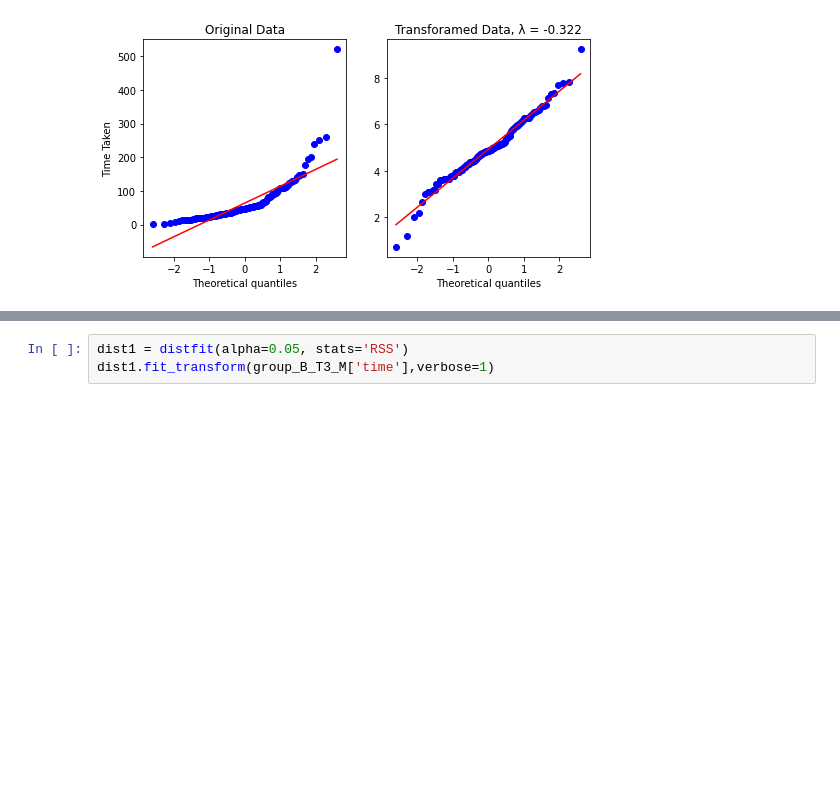
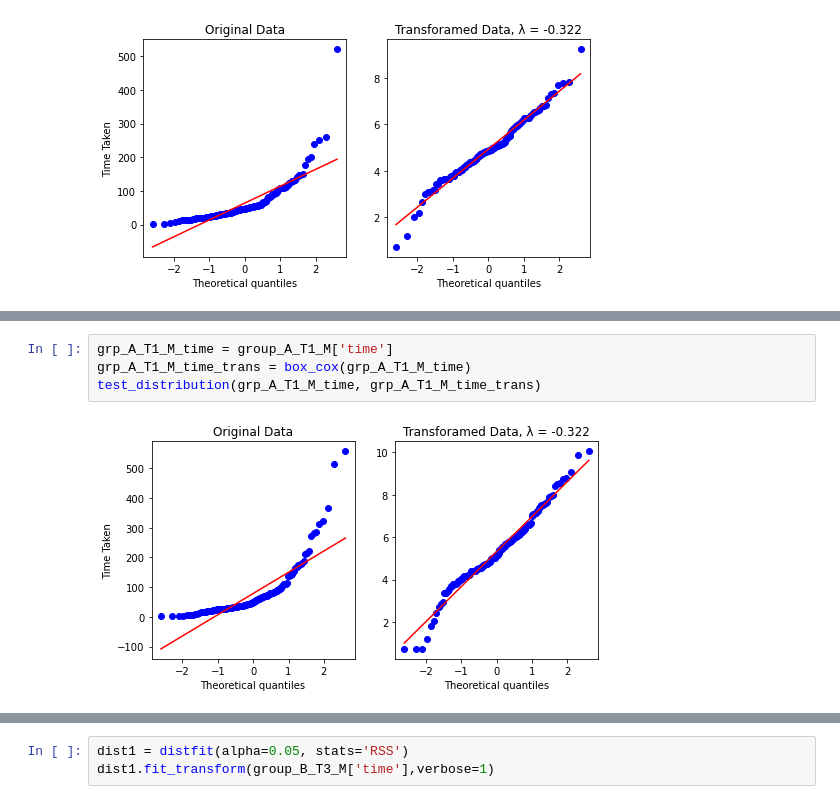
Before and after one commit to velitchko/graph-vis-evaluation-ext, a Jupyter notebook: python/Data Groups.ipynb, the cells around one changed output, grey strips where cells are left out. Saved outputs shown, nothing was run; the diff lists cells and outputs as text; blank space fills up the shorter version.

```diff
--- a/python/Data Groups.ipynb
+++ b/python/Data Groups.ipynb
@@ -657,0 +699,6 @@ test_distribution(grp_A_T1_NL_time, grp_A_T1_NL_time_trans)
+# %%
+grp_A_T1_M_time = group_A_T1_M['time']
+grp_A_T1_M_time_trans = box_cox(grp_A_T1_M_time)
+test_distribution(grp_A_T1_M_time, grp_A_T1_M_time_trans)
+# %% [output]
+[figure, added]
```
Also changed, not shown: parts of 13 cells of this notebook.
